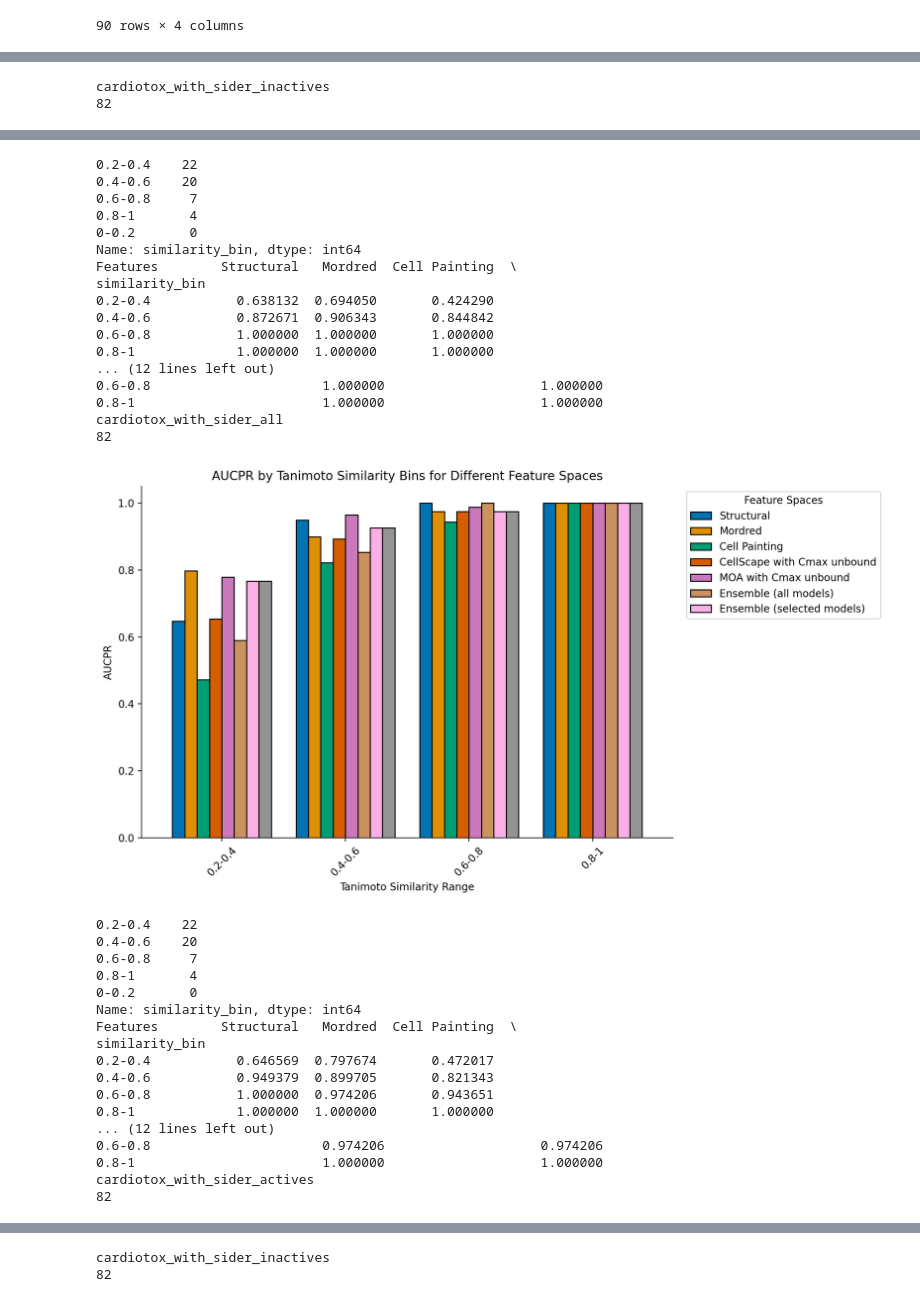
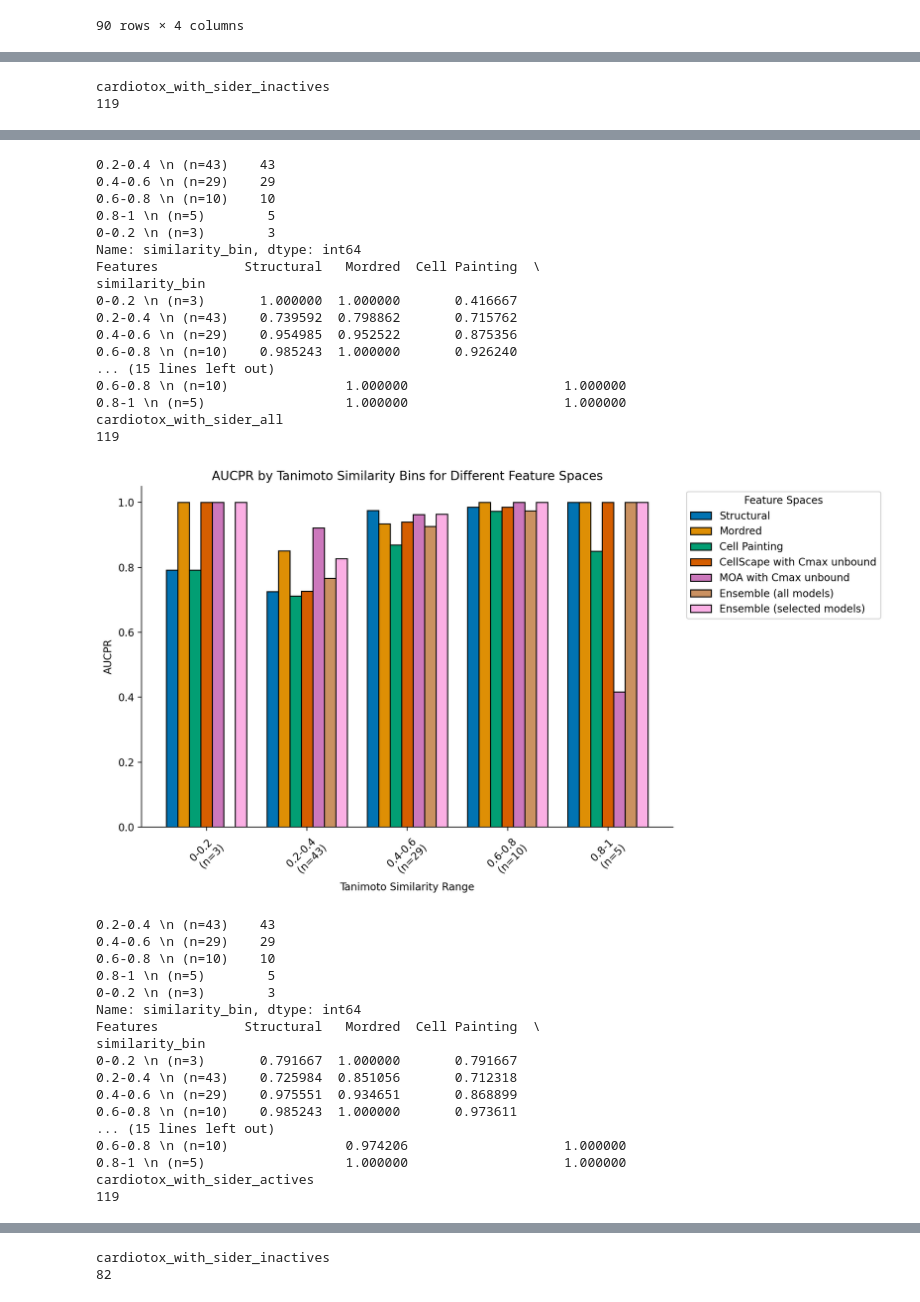
Before and after one commit to srijitseal/DICTrank, a Jupyter notebook: 11_Similarity_analysis/01_Applicability domain.ipynb, the cells around one changed output, grey strips where cells are left out. Cells and saved outputs as stored; diff of their text form; code cells hidden in the pictures.

```diff
--- a/11_Similarity_analysis/01_Applicability domain.ipynb
+++ b/11_Similarity_analysis/01_Applicability domain.ipynb
@@ -293,7 +281,8 @@ legend_text = ["Structural",
 color_palette = sns.color_palette("colorblind", len(feature_order))
 
 bin_edges = [0, 0.2, 0.4, 0.6, 0.8, 1]
-bin_labels = ['0-0.2', '0.2-0.4', '0.4-0.6', '0.6-0.8', '0.8-1']
+bin_labels = ['0-0.2 \n (n=3)', '0.2-0.4 \n (n=43)', '0.4-0.6 \n (n=29)',
+              '0.6-0.8 \n (n=10)', '0.8-1 \n (n=5)']
 
 
 for dataset in ['cardiotox_with_sider_inactives',
@@ -560,7 +549,6 @@ feature_order = ["Structural",
                 "Mordred",
                   "Cell Painting",
                  "CellScape with Cmax unbound",
-                "MOA",
                 "MOA with Cmax unbound",
                  "Ensemble (all models)",
                  "Ensemble (selected models)"] # order
@@ -577,7 +565,8 @@ legend_text = ["Structural",
 color_palette = sns.color_palette("colorblind", len(feature_order))
 
 bin_edges = [0, 0.2, 0.4, 0.6, 0.8, 1]
-bin_labels = ['0-0.2', '0.2-0.4', '0.4-0.6', '0.6-0.8', '0.8-1']
+bin_labels = ['0-0.2 \n (n=3)', '0.2-0.4 \n (n=43)', '0.4-0.6 \n (n=29)',
+              '0.6-0.8 \n (n=10)', '0.8-1 \n (n=5)']
 
 
 for dataset in ['cardiotox_with_sider_inactives',
@@ -628,4 +617,4 @@ for dataset in ['cardiotox_with_sider_inactives',
     print(pivot_df)
 # %% [output]
 cardiotox_with_sider_inactives
-82
+119
@@ -633,35 +622,35 @@ cardiotox_with_sider_inactives
-0.2-0.4    22
-0.4-0.6    20
-0.6-0.8     7
-0.8-1       4
-0-0.2       0
+0.2-0.4 \n (n=43)    43
+0.4-0.6 \n (n=29)    29
+0.6-0.8 \n (n=10)    10
+0.8-1 \n (n=5)        5
+0-0.2 \n (n=3)        3
 Name: similarity_bin, dtype: int64
-Features        Structural   Mordred  Cell Painting  \
+Features           Structural   Mordred  Cell Painting  \
 similarity_bin
-0.2-0.4           0.638132  0.694050       0.424290
-0.4-0.6           0.872671  0.906343       0.844842
-0.6-0.8           1.000000  1.000000       1.000000
-0.8-1             1.000000  1.000000       1.000000
-... (12 lines left out)
-0.6-0.8                      1.000000                    1.000000
-0.8-1                        1.000000                    1.000000
+0-0.2 \n (n=3)       1.000000  1.000000       0.416667
+0.2-0.4 \n (n=43)    0.739592  0.798862       0.715762
+0.4-0.6 \n (n=29)    0.954985  0.952522       0.875356
+0.6-0.8 \n (n=10)    0.985243  1.000000       0.926240
+... (15 lines left out)
+0.6-0.8 \n (n=10)               1.000000                    1.000000
+0.8-1 \n (n=5)                  1.000000                    1.000000
 cardiotox_with_sider_all
-82
+119
-[figure, old version]
+[figure, new version]
-0.2-0.4    22
-0.4-0.6    20
-0.6-0.8     7
-0.8-1       4
-0-0.2       0
+0.2-0.4 \n (n=43)    43
+0.4-0.6 \n (n=29)    29
+0.6-0.8 \n (n=10)    10
+0.8-1 \n (n=5)        5
+0-0.2 \n (n=3)        3
 Name: similarity_bin, dtype: int64
-Features        Structural   Mordred  Cell Painting  \
+Features           Structural   Mordred  Cell Painting  \
 similarity_bin
-0.2-0.4           0.646569  0.797674       0.472017
-0.4-0.6           0.949379  0.899705       0.821343
-0.6-0.8           1.000000  0.974206       0.943651
-0.8-1             1.000000  1.000000       1.000000
-... (12 lines left out)
-0.6-0.8                      0.974206                    0.974206
-0.8-1                        1.000000                    1.000000
+0-0.2 \n (n=3)       0.791667  1.000000       0.791667
+0.2-0.4 \n (n=43)    0.725984  0.851056       0.712318
+0.4-0.6 \n (n=29)    0.975551  0.934651       0.868899
+0.6-0.8 \n (n=10)    0.985243  1.000000       0.973611
+... (15 lines left out)
+0.6-0.8 \n (n=10)               0.974206                    1.000000
+0.8-1 \n (n=5)                  1.000000                    1.000000
 cardiotox_with_sider_actives
-82
+119
```
Also changed, not shown: parts of 7 cells of this notebook, 37 other files.
